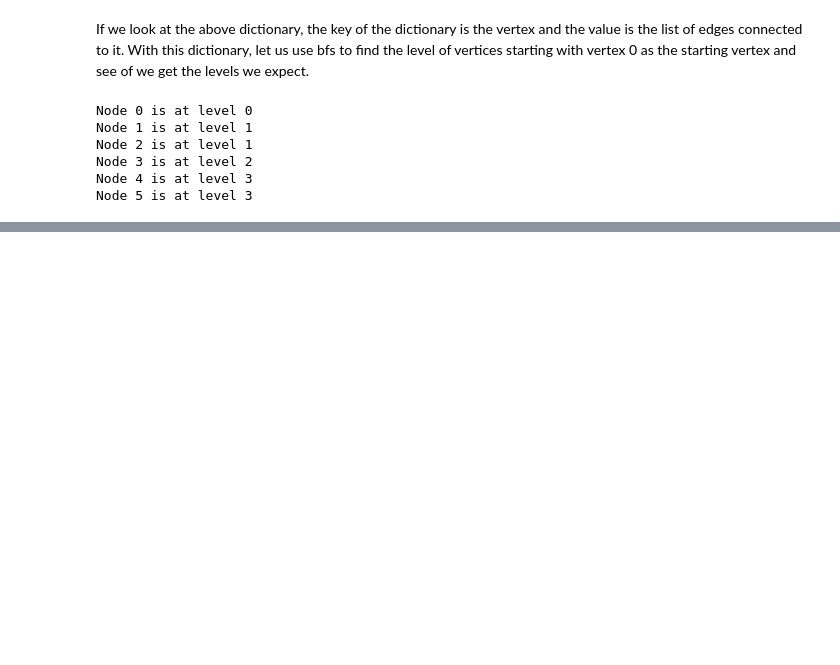
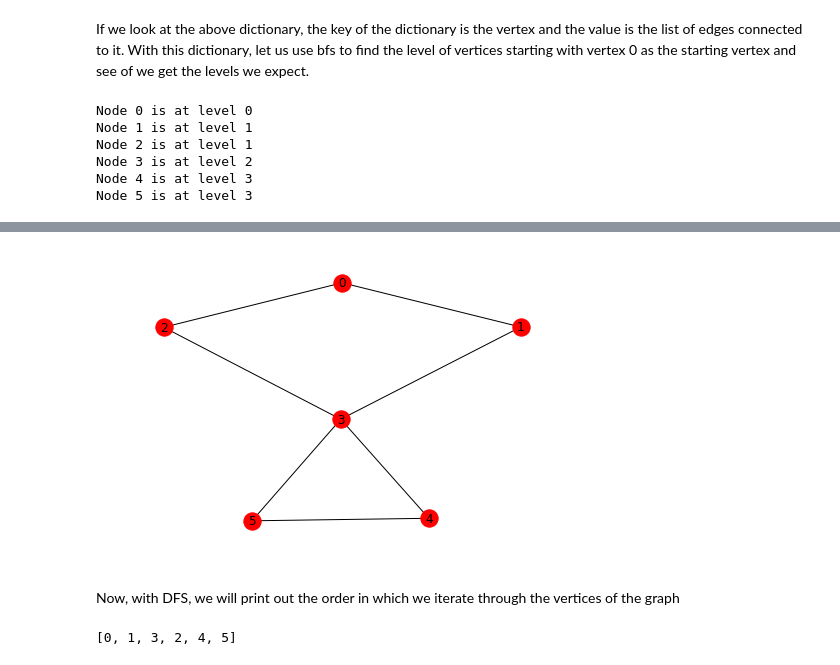
Before and after one commit to amolnayak311/algorithms-illuminated, a Jupyter notebook: Part 2, Graph Algorithms and Data Structures/8. Graph Search and Its Applications.ipynb, the cells around one changed output, grey strips where cells are left out. Saved outputs shown, nothing was run; the diff lists cells and outputs as text; code cells hidden in the pictures; blank space fills up the shorter version.

```diff
--- a/Part 2, Graph Algorithms and Data Structures/8. Graph Search and Its Applications.ipynb
+++ b/Part 2, Graph Algorithms and Data Structures/8. Graph Search and Its Applications.ipynb
@@ -123,0 +232,31 @@ This is what we expected to get.
+# %%
+G = nx.Graph()
+edges = [(0, 1), (0, 2), (2, 3), (1, 3), (3, 4), (3, 5), (4, 5)]
+G.add_edges_from(edges)
+nx.draw(G, with_labels = True)
+plt.show()
+# %% [output]
+[figure, added]
+# %% [markdown]
+Now, with DFS, we will print out the order in which we iterate through the vertices of the graph
+# %%
+def dfs(adj_dict, start_vertex):
+    visited = set()
+    order = list()
+    def dfs_(current_vertex):
+        if current_vertex not in visited:
+            visited.add(current_vertex)
+            order.append(current_vertex)
+
+            for adjacent_vertex in adj_dict[current_vertex]:
+                dfs_(adjacent_vertex)
+
+
+    dfs_(start_vertex)
+    return order
+
+
+adj_dict = {k: v for k, v in zip(G.nodes(), G.adjacency_list())}
+dfs(adj_dict, 0)
+# %% [output]
+[0, 1, 3, 2, 4, 5]
```
Also changed, not shown: parts of 8 cells of this notebook.
